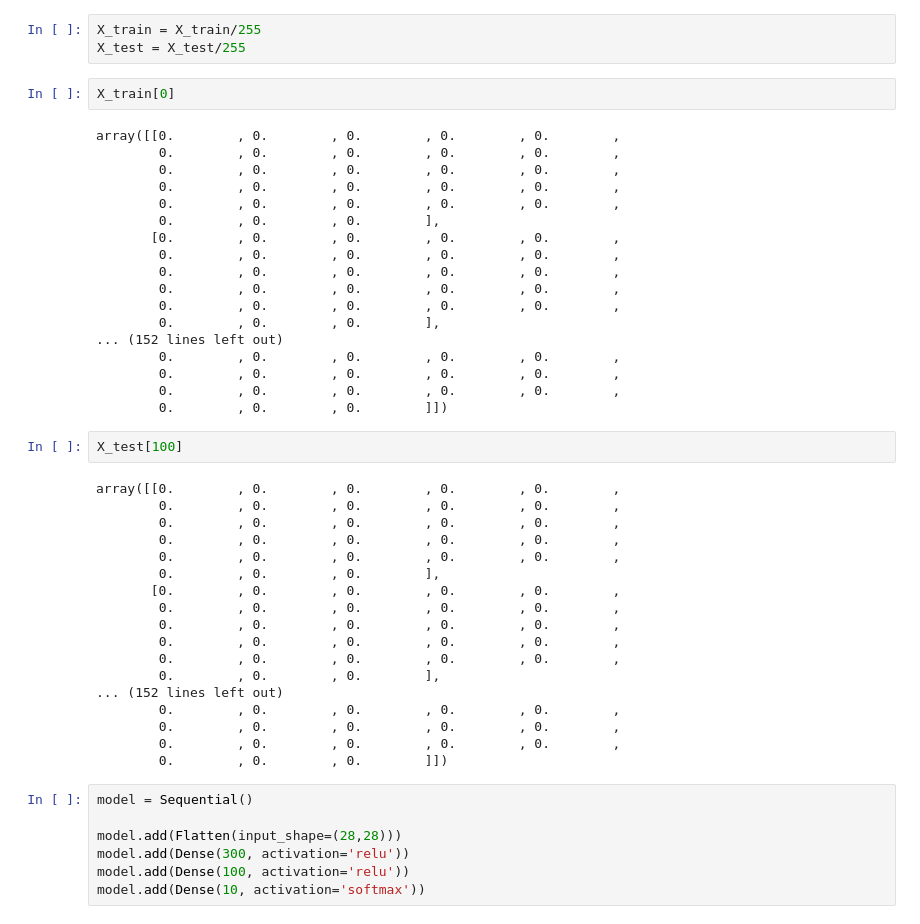
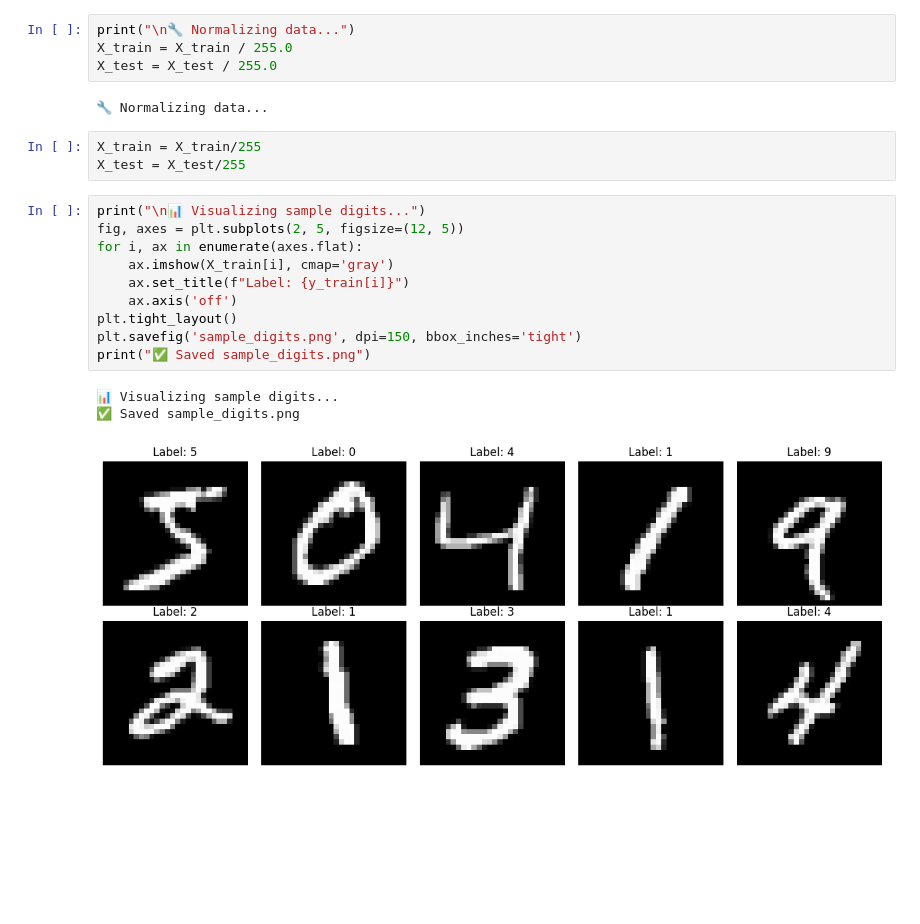
Before and after one commit to theboogeyman81/for_deep_learning, a Jupyter notebook: HandWritten_Digit_Classification.ipynb, the cells around one changed output. Saved outputs shown, nothing was run; the diff lists cells and outputs as text; blank space fills up the shorter version.

```diff
--- a/HandWritten_Digit_Classification.ipynb
+++ b/HandWritten_Digit_Classification.ipynb
@@ -27,50 +31,23 @@ plt.imshow(X_train[566])
+# %%
+print("\n🔧 Normalizing data...")
+X_train = X_train / 255.0
+X_test = X_test / 255.0
+# %% [output]
+🔧 Normalizing data...
 # %%
 X_train = X_train/255
 X_test = X_test/255
-# %%
-X_train[0]
-# %% [output]
-array([[0.        , 0.        , 0.        , 0.        , 0.        ,
-        0.        , 0.        , 0.        , 0.        , 0.        ,
-        0.        , 0.        , 0.        , 0.        , 0.        ,
-        0.        , 0.        , 0.        , 0.        , 0.        ,
-        0.        , 0.        , 0.        , 0.        , 0.        ,
-        0.        , 0.        , 0.        ],
-       [0.        , 0.        , 0.        , 0.        , 0.        ,
-        0.        , 0.        , 0.        , 0.        , 0.        ,
-        0.        , 0.        , 0.        , 0.        , 0.        ,
-        0.        , 0.        , 0.        , 0.        , 0.        ,
-        0.        , 0.        , 0.        , 0.        , 0.        ,
-        0.        , 0.        , 0.        ],
-... (152 lines left out)
-        0.        , 0.        , 0.        , 0.        , 0.        ,
-        0.        , 0.        , 0.        , 0.        , 0.        ,
-        0.        , 0.        , 0.        , 0.        , 0.        ,
-        0.        , 0.        , 0.        ]])
-# %%
-X_test[100]
-# %% [output]
-array([[0.        , 0.        , 0.        , 0.        , 0.        ,
-        0.        , 0.        , 0.        , 0.        , 0.        ,
-        0.        , 0.        , 0.        , 0.        , 0.        ,
-        0.        , 0.        , 0.        , 0.        , 0.        ,
-        0.        , 0.        , 0.        , 0.        , 0.        ,
-        0.        , 0.        , 0.        ],
-       [0.        , 0.        , 0.        , 0.        , 0.        ,
-        0.        , 0.        , 0.        , 0.        , 0.        ,
-        0.        , 0.        , 0.        , 0.        , 0.        ,
-        0.        , 0.        , 0.        , 0.        , 0.        ,
-        0.        , 0.        , 0.        , 0.        , 0.        ,
-        0.        , 0.        , 0.        ],
-... (152 lines left out)
-        0.        , 0.        , 0.        , 0.        , 0.        ,
-        0.        , 0.        , 0.        , 0.        , 0.        ,
-        0.        , 0.        , 0.        , 0.        , 0.        ,
-        0.        , 0.        , 0.        ]])
-# %%
-model = Sequential()
-
-model.add(Flatten(input_shape=(28,28)))
-model.add(Dense(300, activation='relu'))
-model.add(Dense(100, activation='relu'))
-model.add(Dense(10, activation='softmax'))
+# %%
+print("\n📊 Visualizing sample digits...")
+fig, axes = plt.subplots(2, 5, figsize=(12, 5))
+for i, ax in enumerate(axes.flat):
+    ax.imshow(X_train[i], cmap='gray')
+    ax.set_title(f"Label: {y_train[i]}")
+    ax.axis('off')
+plt.tight_layout()
+plt.savefig('sample_digits.png', dpi=150, bbox_inches='tight')
+print("✅ Saved sample_digits.png")
+# %% [output]
+📊 Visualizing sample digits...
+✅ Saved sample_digits.png
+[figure, added]
```
Also changed, not shown: parts of 25 cells of this notebook.
